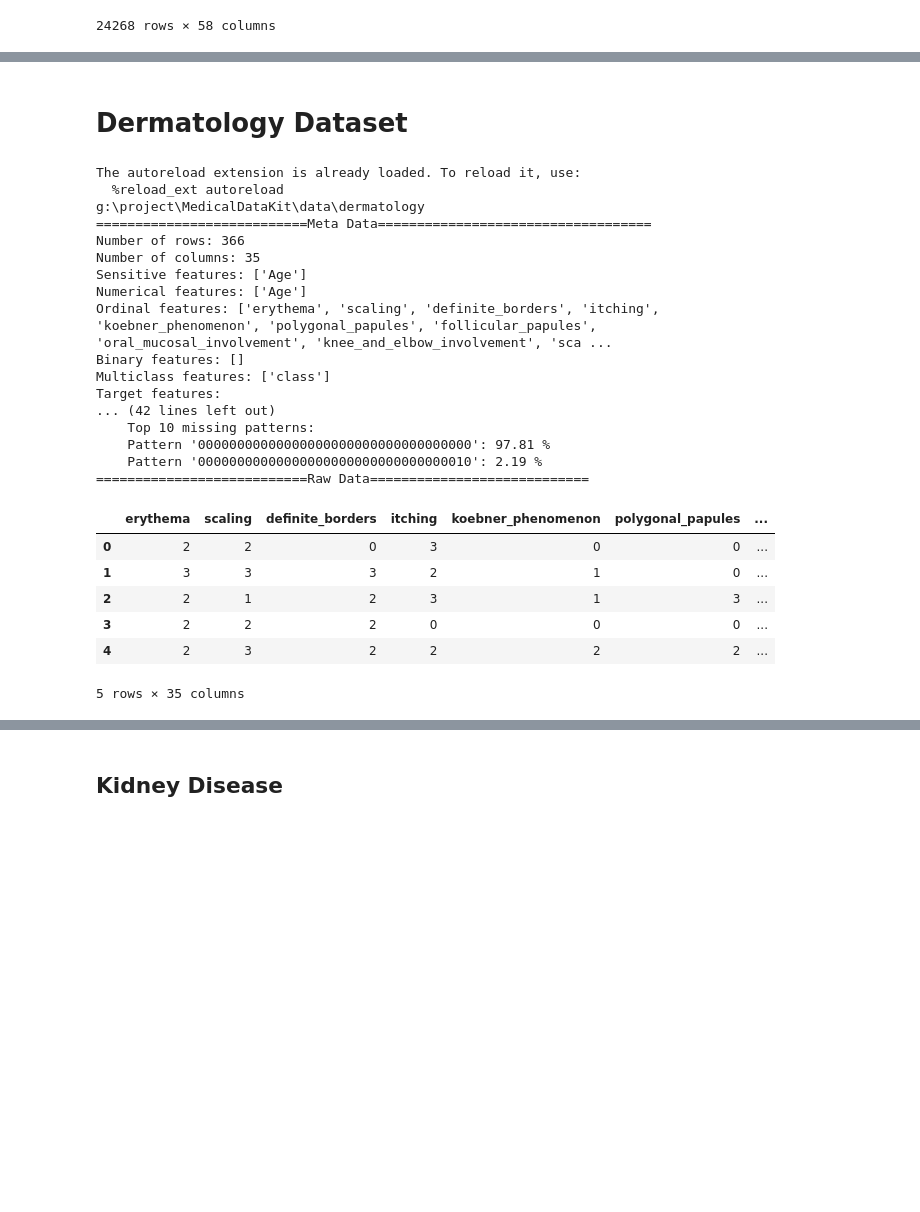
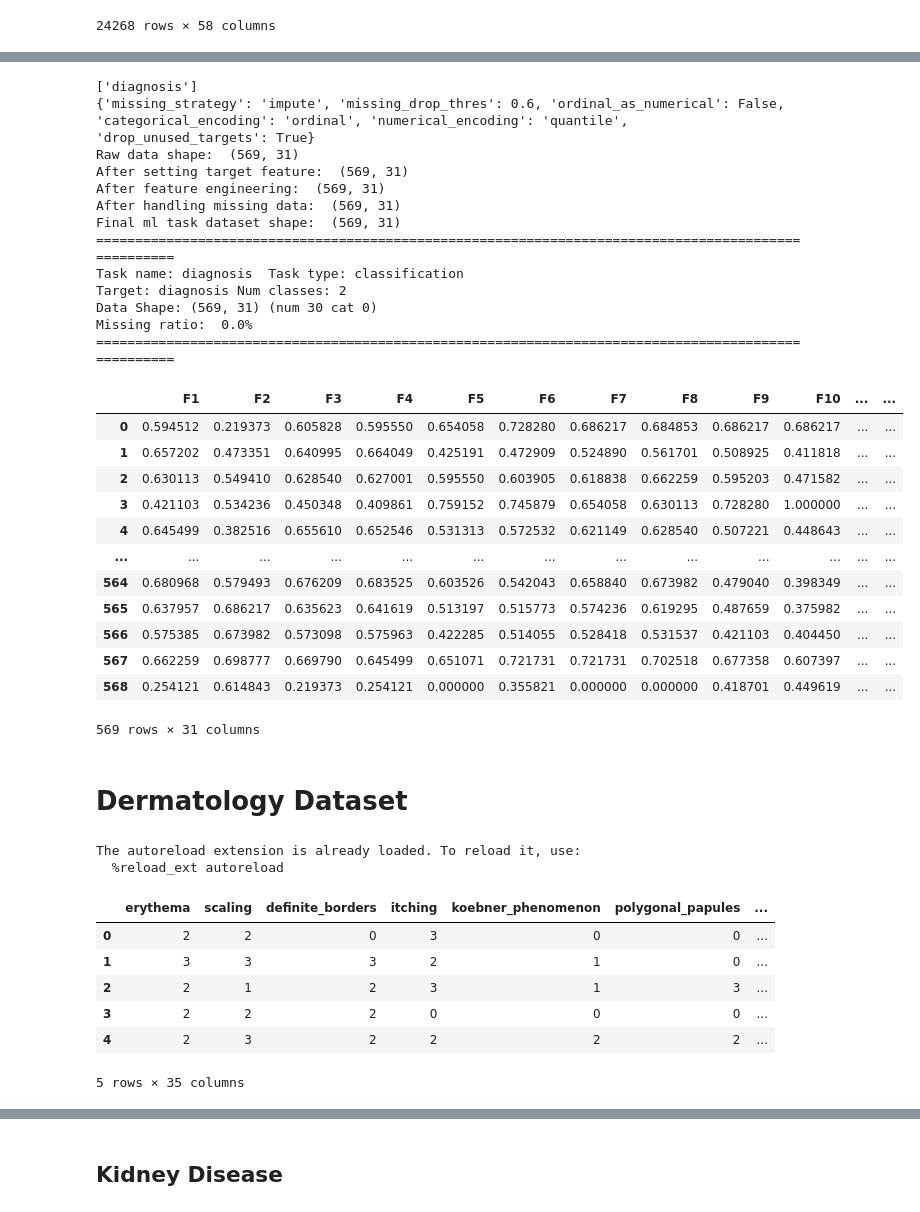
Before and after one commit to sitaomin1994/MedicalDataKit, a Jupyter notebook: notebook/data_fetch.ipynb, the cells around one changed output, grey strips where cells are left out. Saved outputs shown, nothing was run; the diff lists cells and outputs as text; code cells hidden in the pictures; blank space fills up the shorter version.

```diff
--- a/notebook/data_fetch.ipynb
+++ b/notebook/data_fetch.ipynb
@@ -607,0 +883,8 @@ Missing ratio:  0.0%
+# %%
+%load_ext autoreload
+%autoreload 2
+from MedDataKit.dataset.repo_dataset import BreastCancerWisconsinDataset
+
+dataset = BreastCancerWisconsinDataset()
+data = dataset.load_raw_data()
+data.head()
@@ -608,37 +922,52 @@ Missing ratio:  0.0%
+# %%
+print(dataset.get_task_names())
+dataset.generate_ml_task_dataset(
+    task_name = 'diagnosis',
+    config = {'numerical_encoding': 'quantile'},
+    verbose = True
+)
+dataset.ml_task_dataset.show_dataset_info()
+dataset.ml_task_dataset.data
+# %% [output]
+['diagnosis']
+{'missing_strategy': 'impute', 'missing_drop_thres': 0.6, 'ordinal_as_numerical': False, 'categorical_encoding': 'ordinal', 'numerical_encoding': 'quantile', 'drop_unused_targets': True}
+Raw data shape:  (569, 31)
+After setting target feature:  (569, 31)
+After feature engineering:  (569, 31)
+After handling missing data:  (569, 31)
+Final ml task dataset shape:  (569, 31)
+====================================================================================================
+Task name: diagnosis  Task type: classification
+Target: diagnosis Num classes: 2
+Data Shape: (569, 31) (num 30 cat 0)
+Missing ratio:  0.0%
+====================================================================================================
+|  | F1 | F2 | F3 | F4 | F5 | F6 | F7 | F8 | F9 | F10 | ... | ... |
+| 0 | 0.594512 | 0.219373 | 0.605828 | 0.595550 | 0.654058 | 0.728280 | 0.686217 | 0.684853 | 0.686217 | 0.686217 | ... | ... |
+| 1 | 0.657202 | 0.473351 | 0.640995 | 0.664049 | 0.425191 | 0.472909 | 0.524890 | 0.561701 | 0.508925 | 0.411818 | ... | ... |
+| 2 | 0.630113 | 0.549410 | 0.628540 | 0.627001 | 0.595550 | 0.603905 | 0.618838 | 0.662259 | 0.595203 | 0.471582 | ... | ... |
+| 3 | 0.421103 | 0.534236 | 0.450348 | 0.409861 | 0.759152 | 0.745879 | 0.654058 | 0.630113 | 0.728280 | 1.000000 | ... | ... |
+| 4 | 0.645499 | 0.382516 | 0.655610 | 0.652546 | 0.531313 | 0.572532 | 0.621149 | 0.628540 | 0.507221 | 0.448643 | ... | ... |
+| ... | ... | ... | ... | ... | ... | ... | ... | ... | ... | ... | ... | ... |
+| 564 | 0.680968 | 0.579493 | 0.676209 | 0.683525 | 0.603526 | 0.542043 | 0.658840 | 0.673982 | 0.479040 | 0.398349 | ... | ... |
+| 565 | 0.637957 | 0.686217 | 0.635623 | 0.641619 | 0.513197 | 0.515773 | 0.574236 | 0.619295 | 0.487659 | 0.375982 | ... | ... |
+| 566 | 0.575385 | 0.673982 | 0.573098 | 0.575963 | 0.422285 | 0.514055 | 0.528418 | 0.531537 | 0.421103 | 0.404450 | ... | ... |
+| 567 | 0.662259 | 0.698777 | 0.669790 | 0.645499 | 0.651071 | 0.721731 | 0.721731 | 0.702518 | 0.677358 | 0.607397 | ... | ... |
+| 568 | 0.254121 | 0.614843 | 0.219373 | 0.254121 | 0.000000 | 0.355821 | 0.000000 | 0.000000 | 0.418701 | 0.449619 | ... | ... |
+569 rows × 31 columns
 # %% [markdown]
 # Dermatology Dataset
 # %%
 %load_ext autoreload
 %autoreload 2
-from MedDataKit.dataset.medical_dataset import DermatologyDataset
+from MedDataKit.dataset.repo_dataset import DermatologyDataset
 
 dataset = DermatologyDataset()
-dataset.load()
-print("===========================Meta Data===================================")
-dataset.show_meta_data()
-print("===========================Missing Data Statistics============================")
-dataset.get_missing_data_statistics()
-dataset.show_missing_data_statistics()
-print("===========================Raw Data============================")
-dataset.raw_data.head()
+data = dataset.load_raw_data()
+data.head()
 # %% [output]
 The autoreload extension is already loaded. To reload it, use:
   %reload_ext autoreload
-g:\project\MedicalDataKit\data\dermatology
-===========================Meta Data===================================
-Number of rows: 366
-Number of columns: 35
-Sensitive features: ['Age']
-Numerical features: ['Age']
-Ordinal features: ['erythema', 'scaling', 'definite_borders', 'itching', 'koebner_phenomenon', 'polygonal_papules', 'follicular_papules', 'oral_mucosal_involvement', 'knee_and_elbow_involvement', 'sca ...
-Binary features: []
-Multiclass features: ['class']
-Target features:
-... (42 lines left out)
-    Top 10 missing patterns:
-    Pattern '00000000000000000000000000000000000': 97.81 %
-    Pattern '00000000000000000000000000000000010': 2.19 %
-===========================Raw Data============================
 |  | erythema | scaling | definite_borders | itching | koebner_phenomenon | polygonal_papules | ... |
 | 0 | 2 | 2 | 0 | 3 | 0 | 0 | ... |
 | 1 | 3 | 3 | 3 | 2 | 1 | 0 | ... |
```
Also changed, not shown: parts of 66 cells of this notebook, 12 other files.
